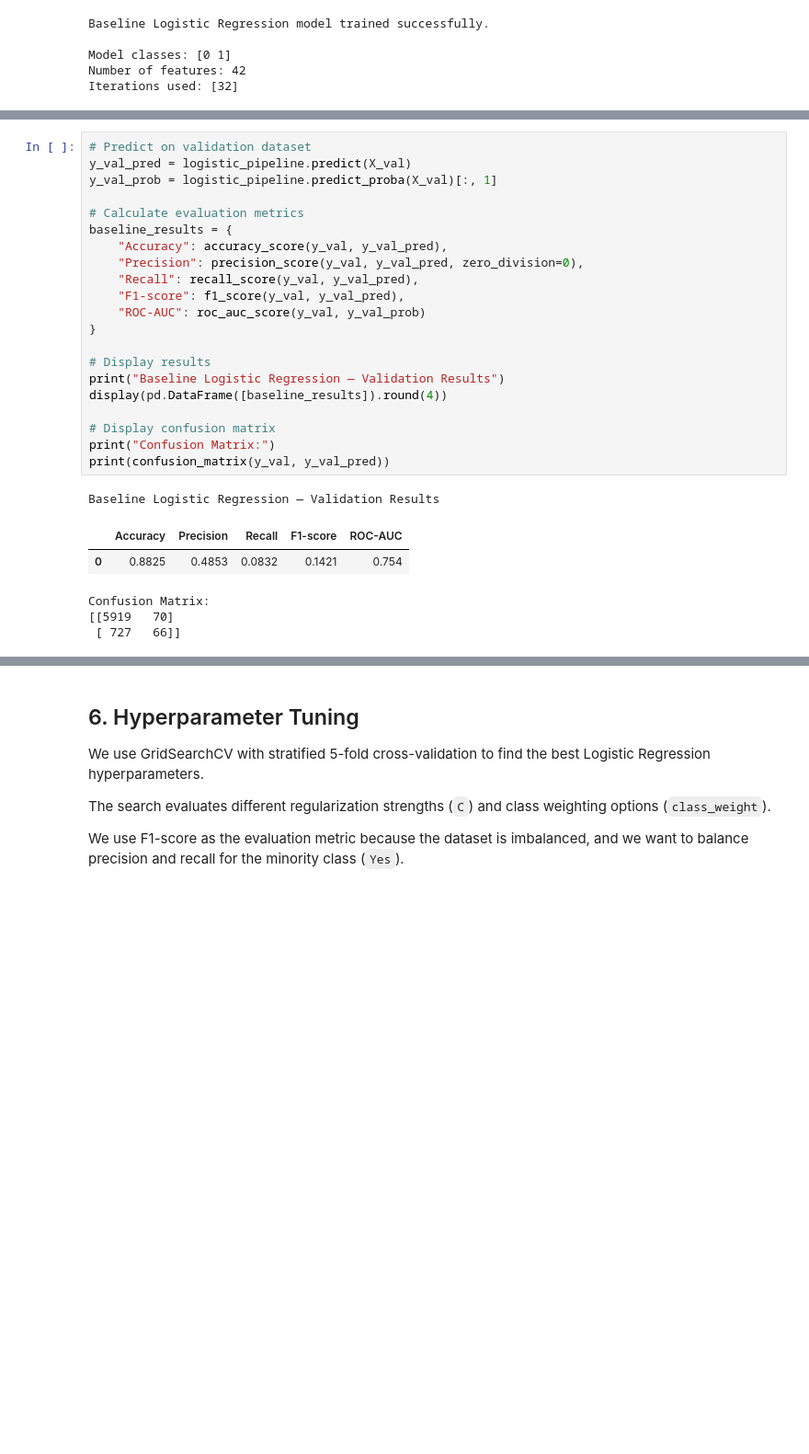
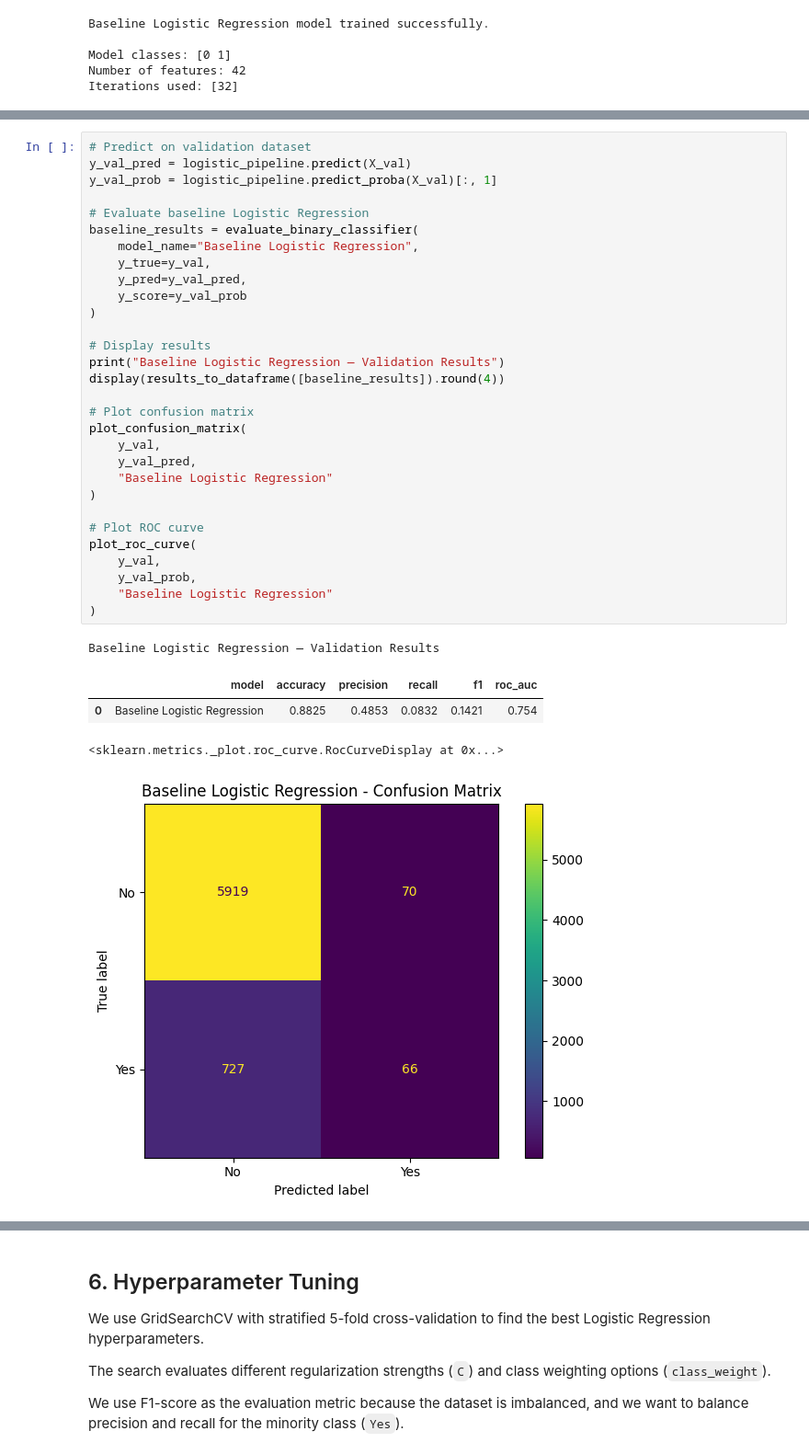
Before and after one commit to TilokJahan/BankMarketingMachineLearningProject, a Jupyter notebook: notebooks/04_logistic_regression.ipynb, the cells around one changed output, grey strips where cells are left out. Shown at 92% size. Drawn from its saved outputs; the diff is of its cells as text; blank space fills up the shorter version.

```diff
--- a/notebooks/04_logistic_regression.ipynb
+++ b/notebooks/04_logistic_regression.ipynb
@@ -194,28 +193,36 @@ We evaluated the baseline Logistic Regression model on the validation dataset us
 # %%
 # Predict on validation dataset
 y_val_pred = logistic_pipeline.predict(X_val)
 y_val_prob = logistic_pipeline.predict_proba(X_val)[:, 1]
 
-# Calculate evaluation metrics
-baseline_results = {
-    "Accuracy": accuracy_score(y_val, y_val_pred),
-    "Precision": precision_score(y_val, y_val_pred, zero_division=0),
-    "Recall": recall_score(y_val, y_val_pred),
-    "F1-score": f1_score(y_val, y_val_pred),
-    "ROC-AUC": roc_auc_score(y_val, y_val_prob)
-}
+# Evaluate baseline Logistic Regression
+baseline_results = evaluate_binary_classifier(
+    model_name="Baseline Logistic Regression",
+    y_true=y_val,
+    y_pred=y_val_pred,
+    y_score=y_val_prob
+)
 
 # Display results
 print("Baseline Logistic Regression — Validation Results")
-display(pd.DataFrame([baseline_results]).round(4))
+display(results_to_dataframe([baseline_results]).round(4))
 
-# Display confusion matrix
-print("Confusion Matrix:")
-print(confusion_matrix(y_val, y_val_pred))
+# Plot confusion matrix
+plot_confusion_matrix(
+    y_val,
+    y_val_pred,
+    "Baseline Logistic Regression"
+)
+
+# Plot ROC curve
+plot_roc_curve(
+    y_val,
+    y_val_prob,
+    "Baseline Logistic Regression"
+)
 # %% [output]
 Baseline Logistic Regression — Validation Results
-|  | Accuracy | Precision | Recall | F1-score | ROC-AUC |
-| 0 | 0.8825 | 0.4853 | 0.0832 | 0.1421 | 0.754 |
+|  | model | accuracy | precision | recall | f1 | roc_auc |
+| 0 | Baseline Logistic Regression | 0.8825 | 0.4853 | 0.0832 | 0.1421 | 0.754 |
-Confusion Matrix:
-[[5919   70]
- [ 727   66]]
+<sklearn.metrics._plot.roc_curve.RocCurveDisplay at 0x...>
+[figure, added]
```
Also changed, not shown: parts of 7 cells of this notebook.
